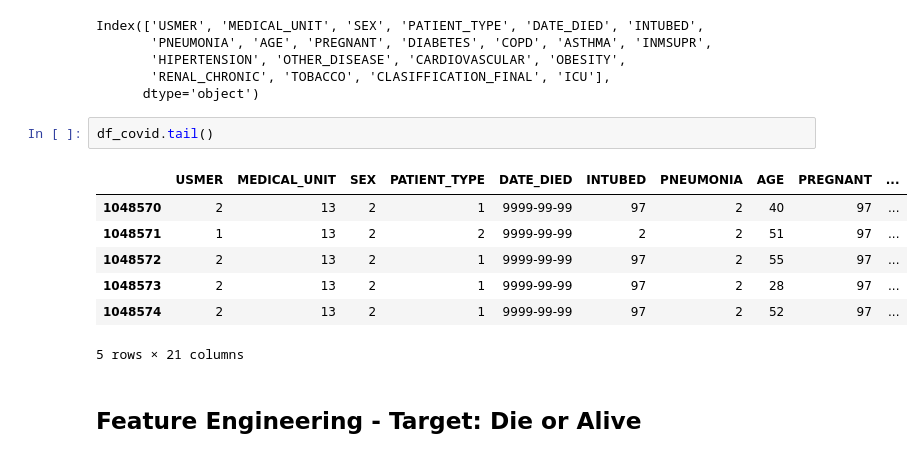
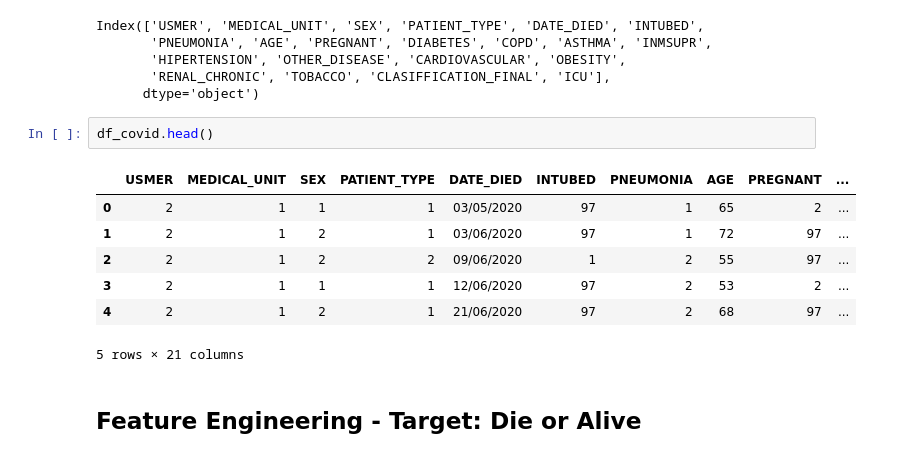
Before and after one commit to andvsilva/sentiment-analysis-deep-learning, a Jupyter notebook: notebooks/exploredata.ipynb, the cells around one changed output. Cells and saved outputs as stored; diff of their text form.

```diff
--- a/notebooks/exploredata.ipynb
+++ b/notebooks/exploredata.ipynb
@@ -96,14 +96,14 @@ Index(['USMER', 'MEDICAL_UNIT', 'SEX', 'PATIENT_TYPE', 'DATE_DIED', 'INTUBED',
        'RENAL_CHRONIC', 'TOBACCO', 'CLASIFFICATION_FINAL', 'ICU'],
       dtype='object')
 # %%
-df_covid.tail()
+df_covid.head()
 # %% [output]
 |  | USMER | MEDICAL_UNIT | SEX | PATIENT_TYPE | DATE_DIED | INTUBED | PNEUMONIA | AGE | PREGNANT | ... |
-| 1048570 | 2 | 13 | 2 | 1 | 9999-99-99 | 97 | 2 | 40 | 97 | ... |
-| 1048571 | 1 | 13 | 2 | 2 | 9999-99-99 | 2 | 2 | 51 | 97 | ... |
-| 1048572 | 2 | 13 | 2 | 1 | 9999-99-99 | 97 | 2 | 55 | 97 | ... |
-| 1048573 | 2 | 13 | 2 | 1 | 9999-99-99 | 97 | 2 | 28 | 97 | ... |
-| 1048574 | 2 | 13 | 2 | 1 | 9999-99-99 | 97 | 2 | 52 | 97 | ... |
+| 0 | 2 | 1 | 1 | 1 | 03/05/2020 | 97 | 1 | 65 | 2 | ... |
+| 1 | 2 | 1 | 2 | 1 | 03/06/2020 | 97 | 1 | 72 | 97 | ... |
+| 2 | 2 | 1 | 2 | 2 | 09/06/2020 | 1 | 2 | 55 | 97 | ... |
+| 3 | 2 | 1 | 1 | 1 | 12/06/2020 | 97 | 2 | 53 | 2 | ... |
+| 4 | 2 | 1 | 2 | 1 | 21/06/2020 | 97 | 2 | 68 | 97 | ... |
 5 rows × 21 columns
 # %% [markdown]
 ## Feature Engineering - Target: Die or Alive
```
Also changed, not shown: parts of 7 cells of this notebook, 8 other files.
